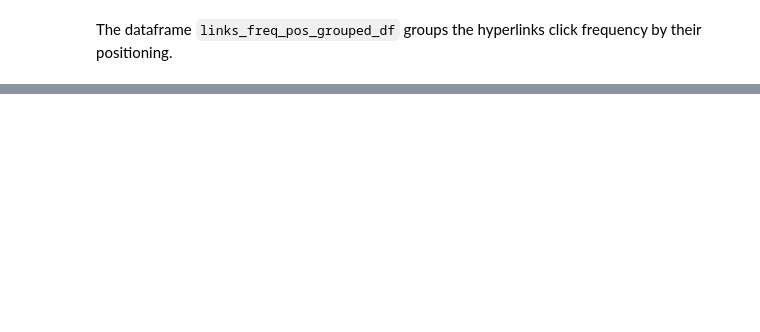
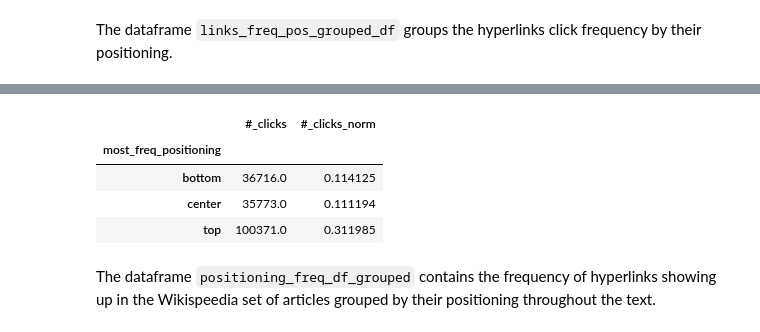
Before and after one commit to epfl-ada/ada-2022-project-theadalyzers, a Jupyter notebook: P2.ipynb, the cells around one changed output, grey strips where cells are left out. Cells and saved outputs as stored; diff of their text form; code cells hidden in the pictures; blank space fills up the shorter version.

```diff
--- a/P2.ipynb
+++ b/P2.ipynb
@@ -387,0 +395,13 @@ links_freq_pos_grouped_df
+# %%
+# normalization
+
+links_freq_pos_grouped_df['#_clicks_norm']=links_freq_pos_grouped_df['#_clicks']/clicks_tot
+links_freq_pos_grouped_df
+# %% [output]
+|  | #_clicks | #_clicks_norm |
+| most_freq_positioning |  |  |
+| bottom | 36716.0 | 0.114125 |
+| center | 35773.0 | 0.111194 |
+| top | 100371.0 | 0.311985 |
+# %% [markdown]
+The dataframe `positioning_freq_df_grouped` contains the frequency of hyperlinks showing up in the Wikispeedia set of articles grouped by their positioning throughout the text.
```
Also changed, not shown: parts of 46 cells of this notebook.
